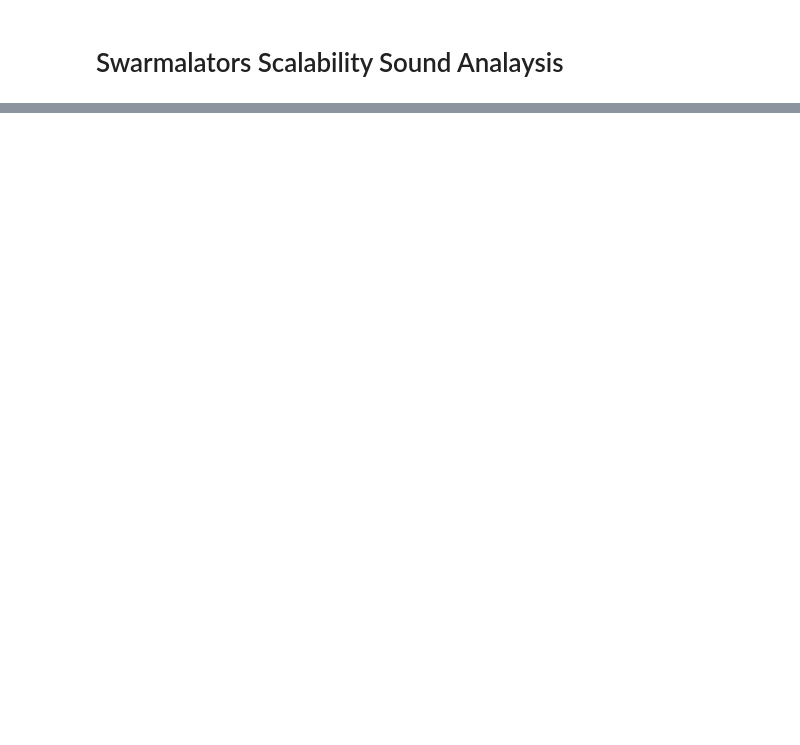
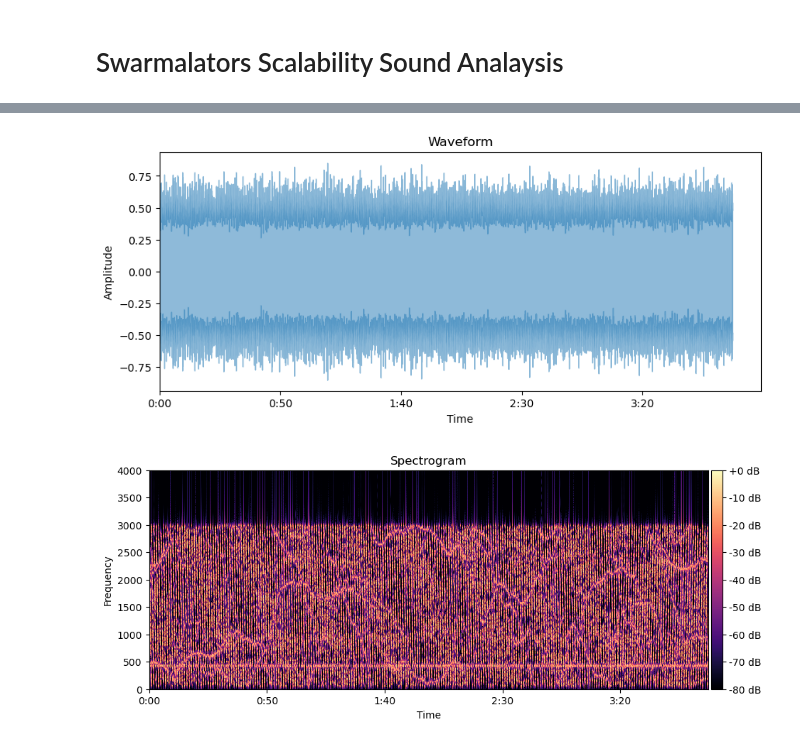
Before and after one commit to pedro-lucas-bravo/sync_swarm_experiments, a Jupyter notebook: data_analysis/swarmalators_scalability.ipynb, the cells around one changed output, grey strips where cells are left out. Drawn from its saved outputs; the diff is of its cells as text; code cells hidden in the pictures; blank space fills up the shorter version.

```diff
--- a/data_analysis/swarmalators_scalability.ipynb
+++ b/data_analysis/swarmalators_scalability.ipynb
@@ -197,0 +249,10 @@ if len(freqs) != 0:
+# %%
+#MANUAL SWARMALATOR phase wave
+audio_file_3 = "swarmalators_freq_map_manual_2.wav"
+audio_path_3 = directory + "\\" + audio_file_3
+audio_data_3, sr = librosa.load(audio_path_3, sr=sr)
+spectrogram_data_3 = librosa.amplitude_to_db(librosa.stft(audio_data_3), ref=np.max)
+plot_waveform_and_spectrogram_zones(audio_data_3, spectrogram_data_3, sr, filepath = "swarm_interactive_2", spec_width=12)
+# %% [output]
+[figure, added]
+[figure, added]
```
Also changed, not shown: parts of 8 cells of this notebook, 16 other files.
